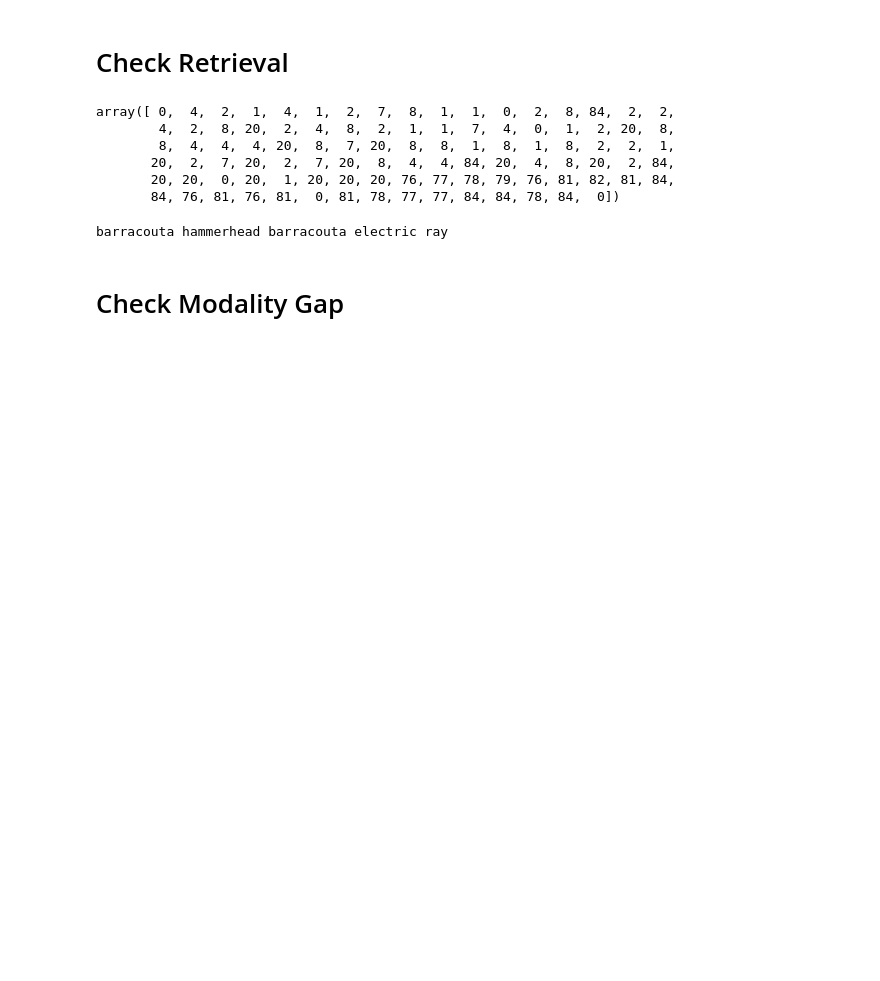
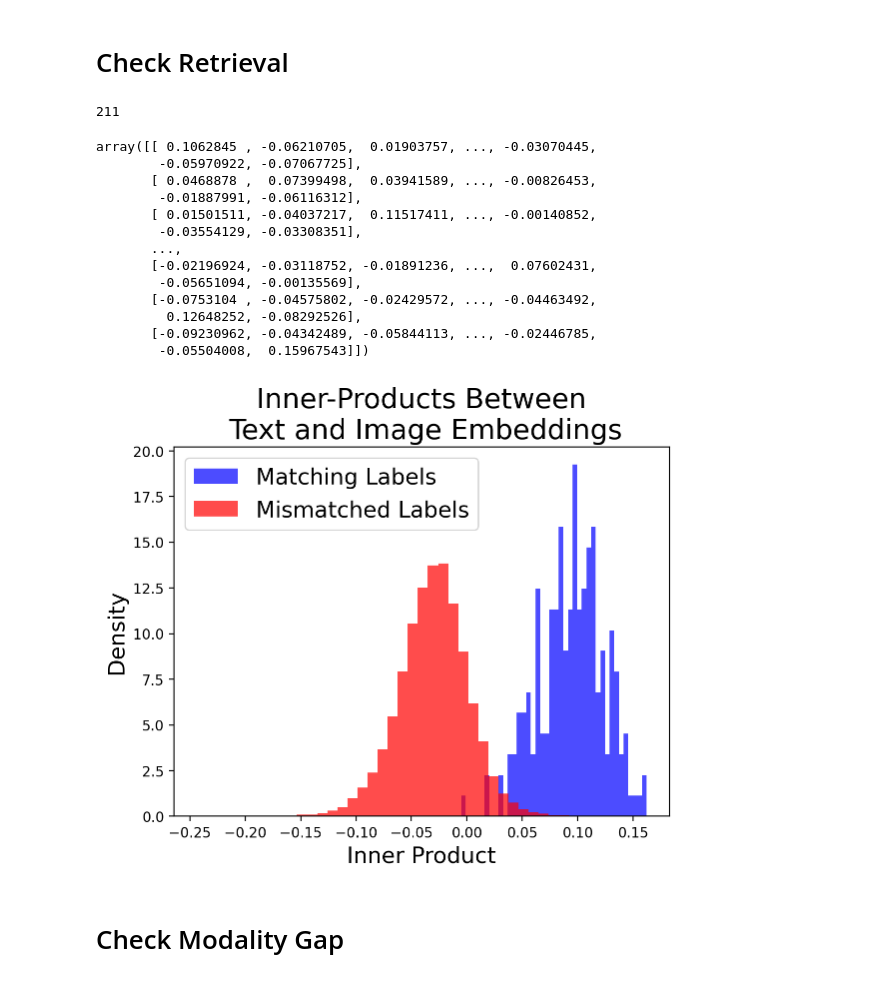
Before and after one commit to BangachevKiril/RepresentationLearningTheory, a Jupyter notebook: SigLIPModalityGapImageNet.ipynb, the cells around one changed output. Drawn from its saved outputs; the diff is of its cells as text; code cells hidden in the pictures; blank space fills up the shorter version.

```diff
--- a/SigLIPModalityGapImageNet.ipynb
+++ b/SigLIPModalityGapImageNet.ipynb
@@ -250,21 +277,49 @@ NameError: name 'd' is not defined
 # %% [markdown]
 # Check Retrieval
+# %%
+K = 10000
+unique_labels = np.unique(labels[:K])
+unique_labels_idx = [int(np.argmax(np.array(labels) ==u)) for u in unique_labels]
+unique_labels_idx = np.array(unique_labels_idx).astype(int)
+print(len(unique_labels_idx))
+# %% [output]
+211
 # %%
-first_images = embeddings_images[:100,:]
-first_text = embeddings_text[:100,:]
+first_images = embeddings_images[unique_labels_idx,:]
+first_text = embeddings_text[unique_labels_idx,:]
 comp = first_images @ first_text.T
-np.argmax(comp,axis = 1)
 # %% [output]
-array([ 0,  4,  2,  1,  4,  1,  2,  7,  8,  1,  1,  0,  2,  8, 84,  2,  2,
-        4,  2,  8, 20,  2,  4,  8,  2,  1,  1,  7,  4,  0,  1,  2, 20,  8,
-        8,  4,  4,  4, 20,  8,  7, 20,  8,  8,  1,  8,  1,  8,  2,  2,  1,
-       20,  2,  7, 20,  2,  7, 20,  8,  4,  4, 84, 20,  4,  8, 20,  2, 84,
-       20, 20,  0, 20,  1, 20, 20, 20, 76, 77, 78, 79, 76, 81, 82, 81, 84,
-       84, 76, 81, 76, 81,  0, 81, 78, 77, 77, 84, 84, 78, 84,  0])
+array([[ 0.1062845 , -0.06210705,  0.01903757, ..., -0.03070445,
+        -0.05970922, -0.07067725],
+       [ 0.0468878 ,  0.07399498,  0.03941589, ..., -0.00826453,
+        -0.01887991, -0.06116312],
+       [ 0.01501511, -0.04037217,  0.11517411, ..., -0.00140852,
+        -0.03554129, -0.03308351],
+       ...,
+       [-0.02196924, -0.03118752, -0.01891236, ...,  0.07602431,
+        -0.05651094, -0.00135569],
+       [-0.0753104 , -0.04575802, -0.02429572, ..., -0.04463492,
+         0.12648252, -0.08292526],
+       [-0.09230962, -0.04342489, -0.05844113, ..., -0.02446785,
+        -0.05504008,  0.15967543]])
-# %%
-print(labels[1],labels[4],labels[19],labels[39])
-# %% [output]
-barracouta hammerhead barracouta electric ray
+# %%
+diagonal_elements = np.diag(comp)
+off_diagonal_elements = comp[~np.eye(comp.shape[0], dtype=bool)]
+
+# Create the density histogram
+plt.hist(diagonal_elements, bins=40, color='blue', alpha=0.7, label='Matching Labels', density=True)
+plt.hist(off_diagonal_elements, bins=40, color='red', alpha=0.7, label='Mismatched Labels', density=True)
+
+# Customize the plot
+plt.title('Inner-Products Between\n Text and Image Embeddings', fontsize = 20)
+plt.xlabel('Inner Product', fontsize = 16)
+plt.ylabel('Density', fontsize = 16)
+plt.legend(fontsize = 16)
+
+# Show the plot
+plt.show()
+# %% [output]
+[figure, added]
 # %% [markdown]
 # Check Modality Gap
 # %%
```
Also changed, not shown: parts of 11 cells of this notebook.
